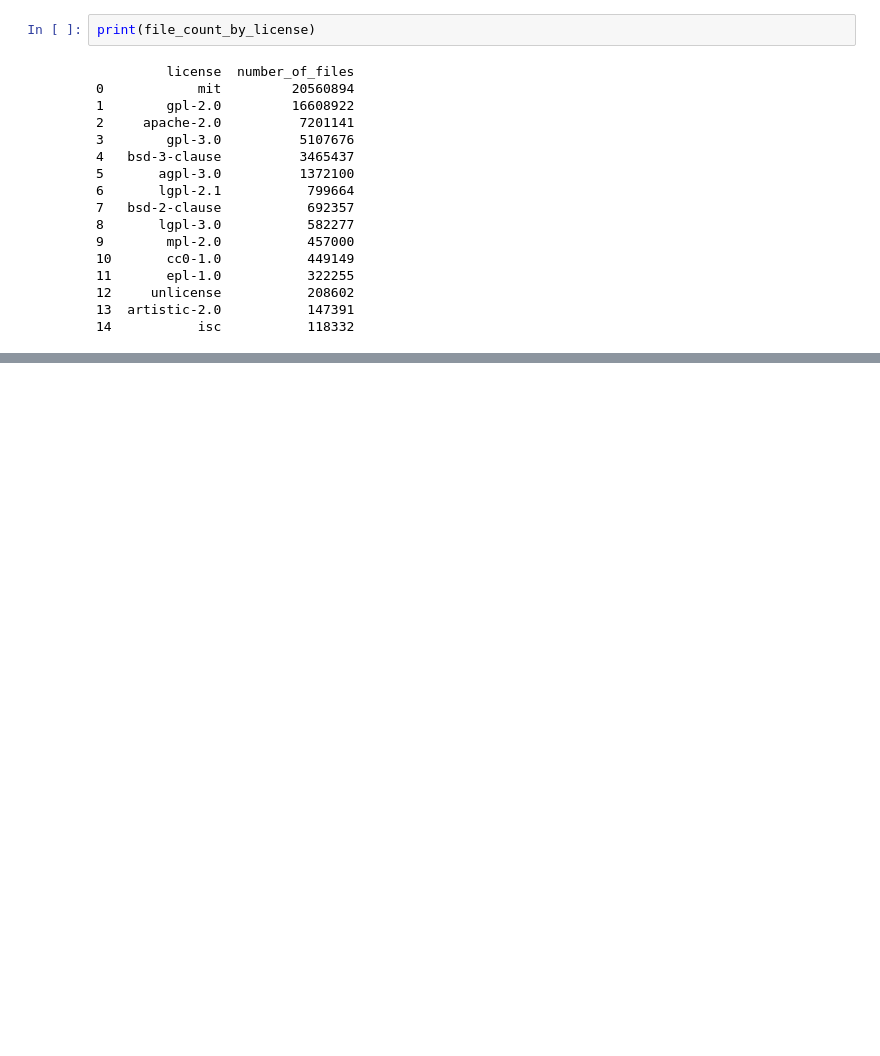
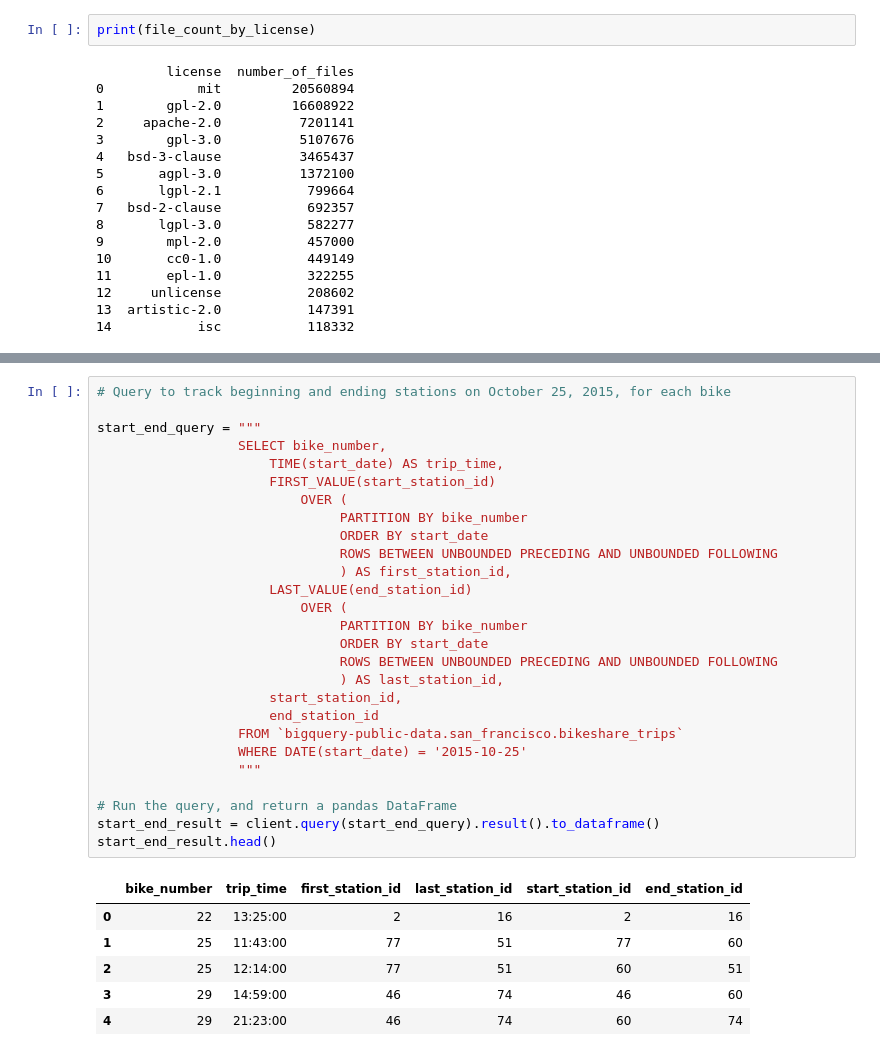
Before and after one commit to tanyaniazi/SQL-BigQuery-Practice, a Jupyter notebook: 1.ipynb, the cells around one changed output, grey strips where cells are left out. Drawn from its saved outputs; the diff is of its cells as text; blank space fills up the shorter version.

```diff
--- a/1.ipynb
+++ b/1.ipynb
@@ -545,0 +616,34 @@ print(file_count_by_license)
+# %%
+# Query to track beginning and ending stations on October 25, 2015, for each bike
+
+start_end_query = """
+                  SELECT bike_number,
+                      TIME(start_date) AS trip_time,
+                      FIRST_VALUE(start_station_id)
+                          OVER (
+                               PARTITION BY bike_number
+                               ORDER BY start_date
+                               ROWS BETWEEN UNBOUNDED PRECEDING AND UNBOUNDED FOLLOWING
+                               ) AS first_station_id,
+                      LAST_VALUE(end_station_id)
+                          OVER (
+                               PARTITION BY bike_number
+                               ORDER BY start_date
+                               ROWS BETWEEN UNBOUNDED PRECEDING AND UNBOUNDED FOLLOWING
+                               ) AS last_station_id,
+                      start_station_id,
+                      end_station_id
+                  FROM `bigquery-public-data.san_francisco.bikeshare_trips`
+                  WHERE DATE(start_date) = '2015-10-25'
+                  """
+
+# Run the query, and return a pandas DataFrame
+start_end_result = client.query(start_end_query).result().to_dataframe()
+start_end_result.head()
+# %% [output]
+|  | bike_number | trip_time | first_station_id | last_station_id | start_station_id | end_station_id |
+| 0 | 22 | 13:25:00 | 2 | 16 | 2 | 16 |
+| 1 | 25 | 11:43:00 | 77 | 51 | 77 | 60 |
+| 2 | 25 | 12:14:00 | 77 | 51 | 60 | 51 |
+| 3 | 29 | 14:59:00 | 46 | 74 | 46 | 60 |
+| 4 | 29 | 21:23:00 | 46 | 74 | 60 | 74 |
```
Also changed, not shown: parts of 29 cells of this notebook.
